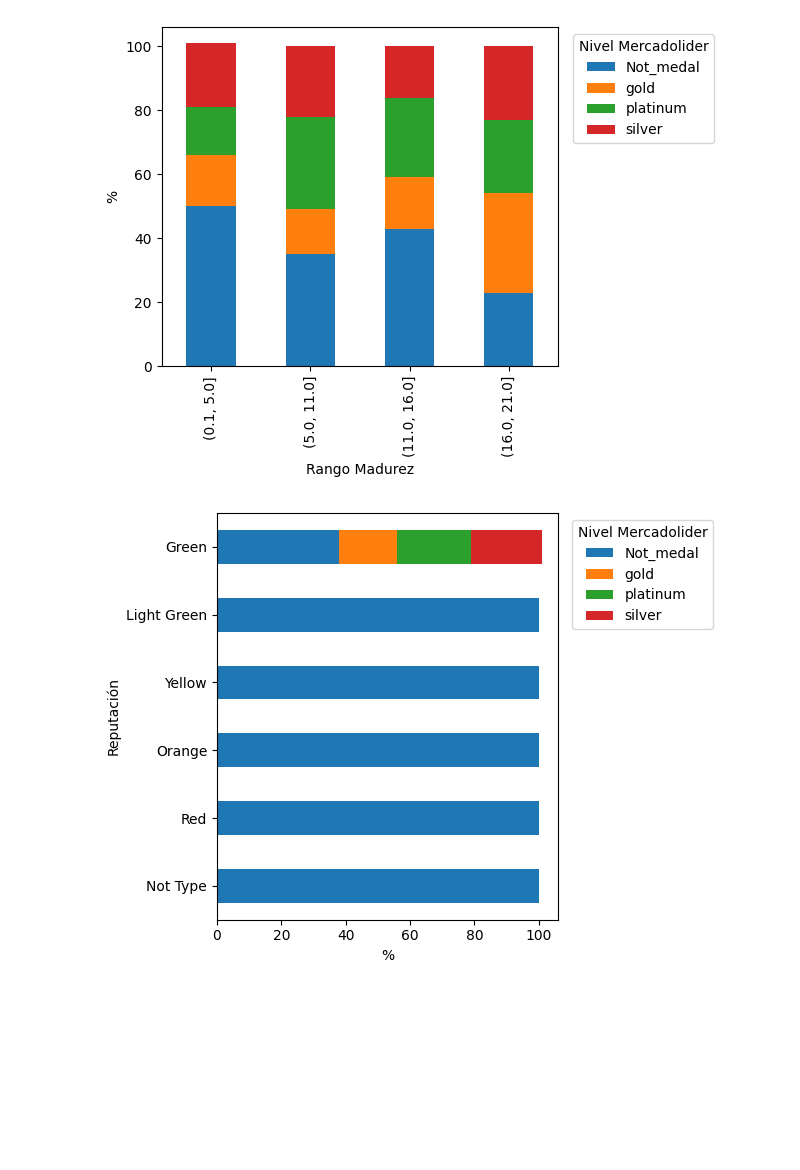
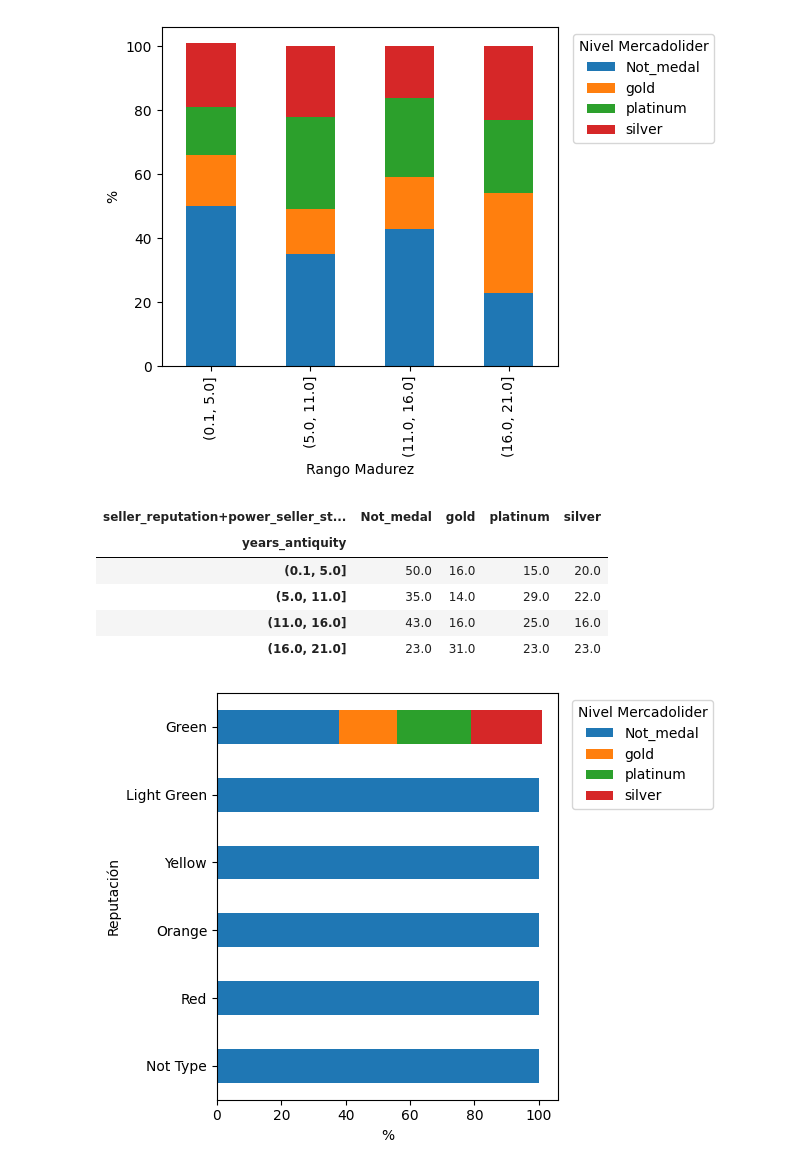
Before and after one commit to ccparra/MELI, a Jupyter notebook: MELI.ipynb, the cells around one changed output. Cells and saved outputs as stored; diff of their text form; code cells hidden in the pictures; blank space fills up the shorter version.

```diff
--- a/MELI.ipynb
+++ b/MELI.ipynb
@@ -125,6 +143,15 @@ plt.tight_layout()
 plt.show()
 # %% [output]
 [figure]
+# %%
+madurez_mercadolider
+# %% [output]
+| seller_reputation+power_seller_st... | Not_medal | gold | platinum | silver |
+| years_antiquity |  |  |  |  |
+| (0.1, 5.0] | 50.0 | 16.0 | 15.0 | 20.0 |
+| (5.0, 11.0] | 35.0 | 14.0 | 29.0 | 22.0 |
+| (11.0, 16.0] | 43.0 | 16.0 | 25.0 | 16.0 |
+| (16.0, 21.0] | 23.0 | 31.0 | 23.0 | 23.0 |
 # %%
 mercadolider_reputacion=100*dh.summarise_categoric_variable(df_sellers_raw,'seller_reputation+level_id','seller_reputation+power_seller_status').round(2)
 ax=mercadolider_reputacion.plot.barh(stacked=True)
```
Also changed, not shown: parts of 9 cells of this notebook.
